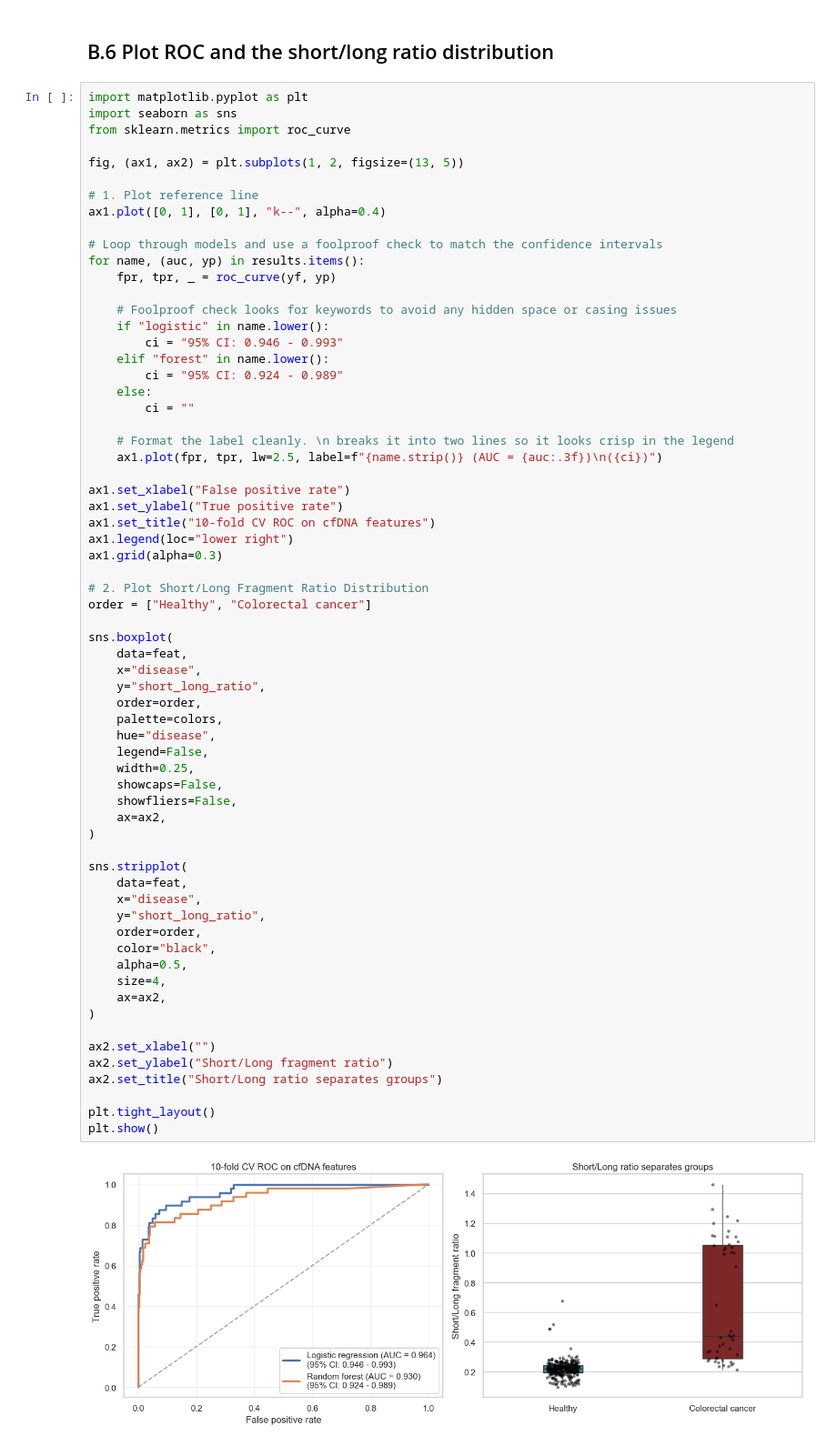
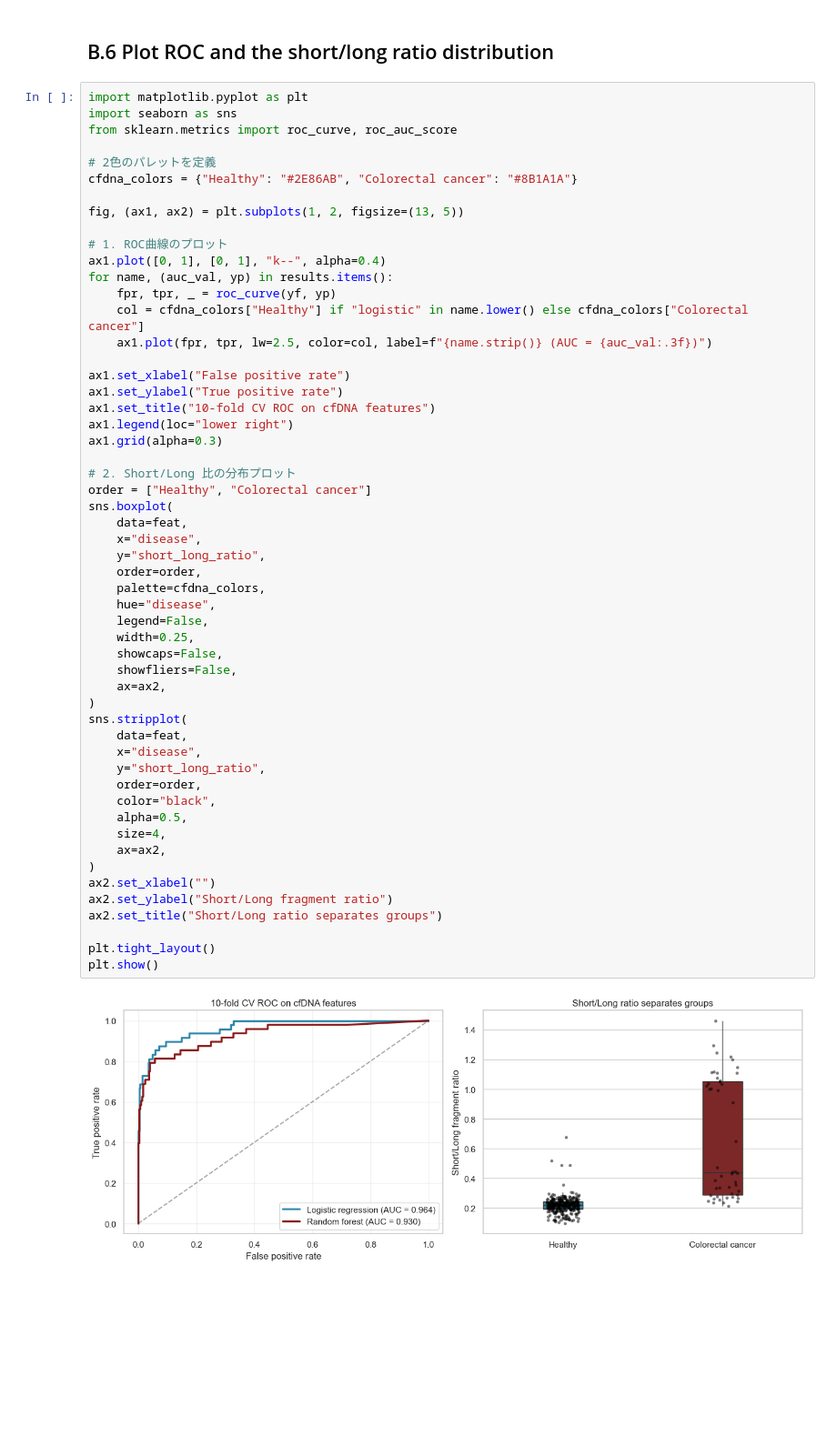
Before and after one commit to Rion1210/crc-liquid-biopsy, a Jupyter notebook: notebooks/CRC_RealData.ipynb, the cells around one changed output. Shown at 91% size. Drawn from its saved outputs; the diff is of its cells as text; blank space fills up the shorter version.

```diff
--- a/notebooks/CRC_RealData.ipynb
+++ b/notebooks/CRC_RealData.ipynb
@@ -689,27 +703,19 @@ plt.show()
 # %%
 import matplotlib.pyplot as plt
 import seaborn as sns
-from sklearn.metrics import roc_curve
+from sklearn.metrics import roc_curve, roc_auc_score
+
+# 2色のパレットを定義
+cfdna_colors = {"Healthy": "#2E86AB", "Colorectal cancer": "#8B1A1A"}
 
 fig, (ax1, ax2) = plt.subplots(1, 2, figsize=(13, 5))
 
-# 1. Plot reference line
+# 1. ROC曲線のプロット
 ax1.plot([0, 1], [0, 1], "k--", alpha=0.4)
-
-# Loop through models and use a foolproof check to match the confidence intervals
-for name, (auc, yp) in results.items():
+for name, (auc_val, yp) in results.items():
     fpr, tpr, _ = roc_curve(yf, yp)
-
-    # Foolproof check looks for keywords to avoid any hidden space or casing issues
-    if "logistic" in name.lower():
-        ci = "95% CI: 0.946 - 0.993"
-    elif "forest" in name.lower():
-        ci = "95% CI: 0.924 - 0.989"
-    else:
-        ci = ""
-
-    # Format the label cleanly. \n breaks it into two lines so it looks crisp in the legend
-    ax1.plot(fpr, tpr, lw=2.5, label=f"{name.strip()} (AUC = {auc:.3f})\n({ci})")
+    col = cfdna_colors["Healthy"] if "logistic" in name.lower() else cfdna_colors["Colorectal cancer"]
+    ax1.plot(fpr, tpr, lw=2.5, color=col, label=f"{name.strip()} (AUC = {auc_val:.3f})")
 
 ax1.set_xlabel("False positive rate")
 ax1.set_ylabel("True positive rate")
@@ -717,39 +723,36 @@ ax1.set_title("10-fold CV ROC on cfDNA features")
 ax1.legend(loc="lower right")
 ax1.grid(alpha=0.3)
 
-# 2. Plot Short/Long Fragment Ratio Distribution
+# 2. Short/Long 比の分布プロット
 order = ["Healthy", "Colorectal cancer"]
-
 sns.boxplot(
     data=feat,
     x="disease",
     y="short_long_ratio",
     order=order,
-    palette=colors,
+    palette=cfdna_colors,
     hue="disease",
     legend=False,
     width=0.25,
     showcaps=False,
     showfliers=False,
     ax=ax2,
 )
-
 sns.stripplot(
     data=feat,
     x="disease",
     y="short_long_ratio",
     order=order,
     color="black",
     alpha=0.5,
     size=4,
     ax=ax2,
 )
-
 ax2.set_xlabel("")
 ax2.set_ylabel("Short/Long fragment ratio")
 ax2.set_title("Short/Long ratio separates groups")
 
 plt.tight_layout()
 plt.show()
 # %% [output]
-[figure, old version]
+[figure, new version]
```
Also changed, not shown: parts of 11 cells of this notebook.
